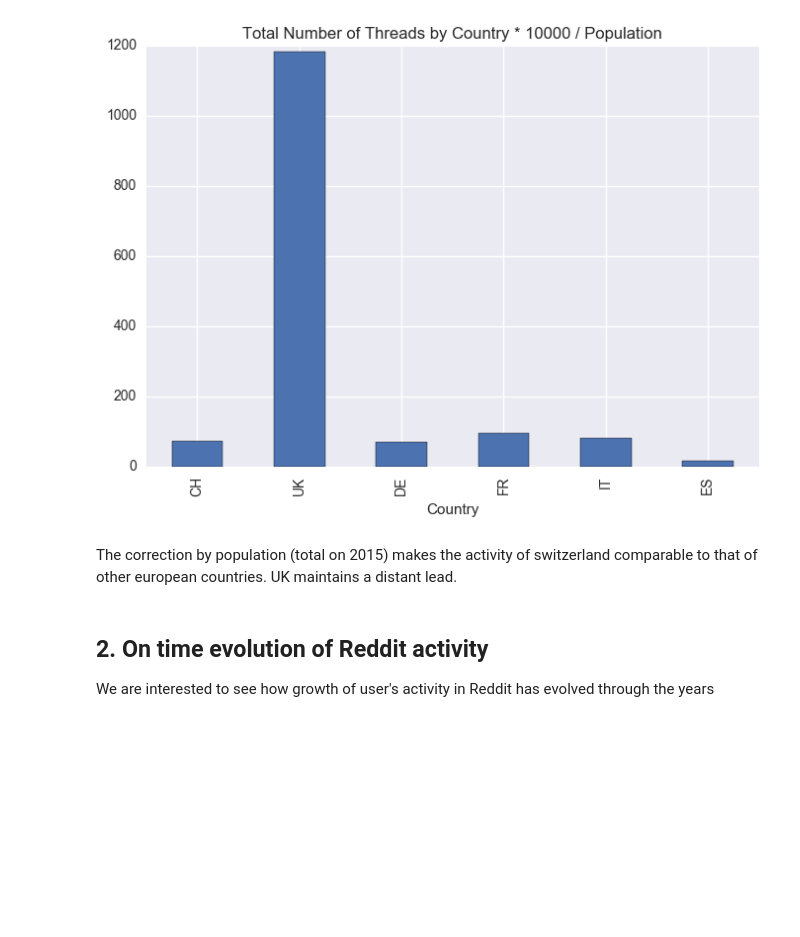
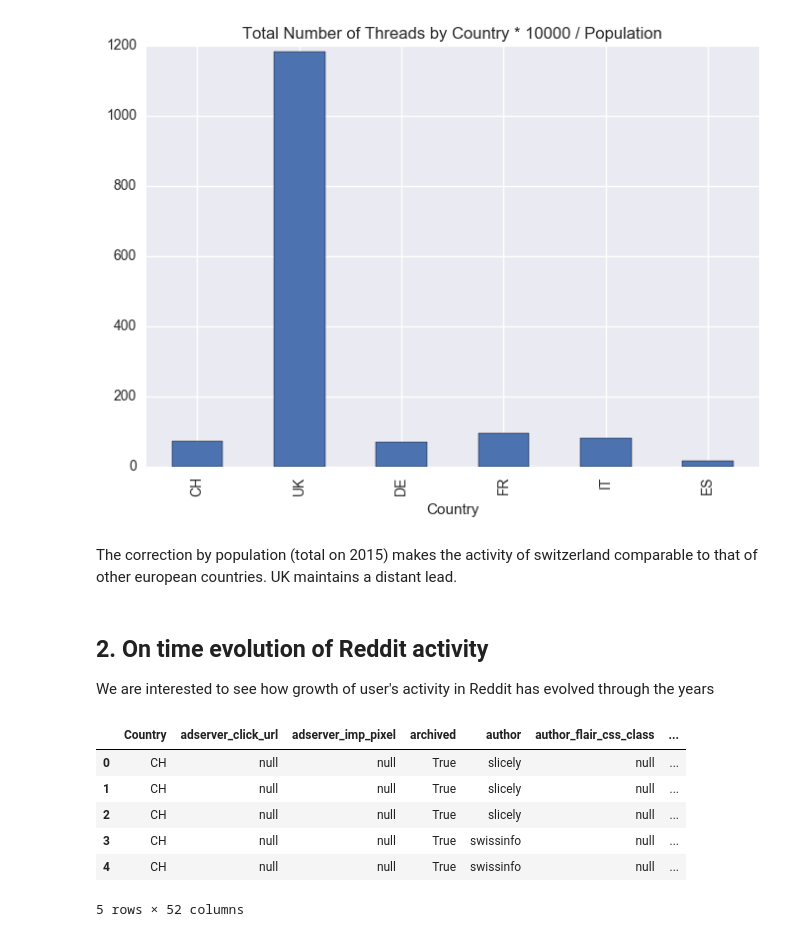
Before and after one commit to vidit09/ada-project, a Jupyter notebook: Content Growth/Analyzing Reddit Content Growth.ipynb, the cells around one changed output. Drawn from its saved outputs; the diff is of its cells as text; code cells hidden in the pictures; blank space fills up the shorter version.

```diff
--- a/Content Growth/Analyzing Reddit Content Growth.ipynb
+++ b/Content Growth/Analyzing Reddit Content Growth.ipynb
@@ -171,3 +171,16 @@ The correction by population (total on 2015) makes the activity of switzerland c
 ## 2. On time evolution of Reddit activity
 
 We are interested to see how growth of user's activity in Reddit has evolved through the years
+# %%
+df = df.dropna(axis=0,subset=['created_utc'])
+dates = [datetime.fromtimestamp(t) for t in df['created_utc'].astype(int)]
+df.loc[:,'dates'] = dates
+df.head()
+# %% [output]
+|  | Country | adserver_click_url | adserver_imp_pixel | archived | author | author_flair_css_class | ... |
+| 0 | CH | null | null | True | slicely | null | ... |
+| 1 | CH | null | null | True | slicely | null | ... |
+| 2 | CH | null | null | True | slicely | null | ... |
+| 3 | CH | null | null | True | swissinfo | null | ... |
+| 4 | CH | null | null | True | swissinfo | null | ... |
+5 rows × 52 columns
```
Also changed, not shown: 1 other file.
